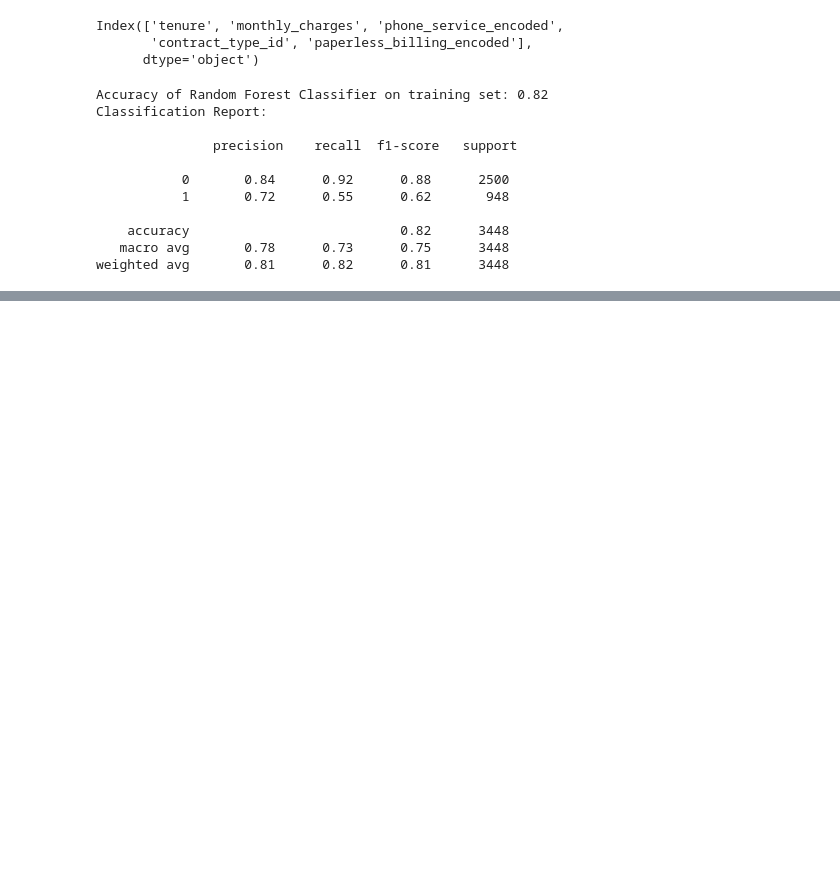
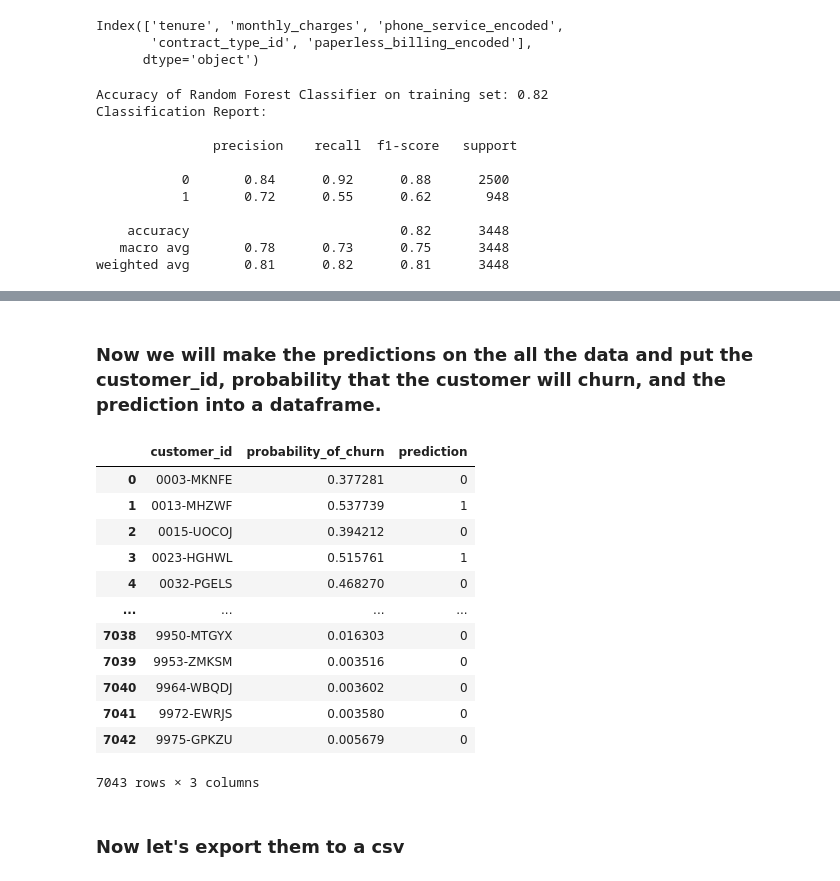
Before and after one commit to rubber-ducks-anonymous/classy-telco, a Jupyter notebook: telco_churn_report.ipynb, the cells around one changed output, grey strips where cells are left out. Saved outputs shown, nothing was run; the diff lists cells and outputs as text; code cells hidden in the pictures; blank space fills up the shorter version.

Commit message:
Add final model and export predictions to csv

```diff
--- a/telco_churn_report.ipynb
+++ b/telco_churn_report.ipynb
@@ -603,0 +647,15 @@ weighted avg       0.81      0.82      0.81      3448
+# %%
+Xtrain = train[['tenure', 'monthly_charges', 'phone_service_encoded', 'contract_type_id', 'paperless_billing_encoded']]
+ytrain = train.churn_encoded
+
+logit = LogisticRegression(random_state=13)
+logit.fit(Xtrain, ytrain)
+
+Xtest = test[['tenure', 'monthly_charges', 'phone_service_encoded', 'contract_type_id', 'paperless_billing_encoded']]
+ytest = test.churn_encoded
+
+test_preds = logit.predict(Xtest)
+
+lr_model_accuracy = accuracy_score(ytest, test_preds)
+
+print(f'Logistic Regression Accuracy: {lr_model_accuracy*100:.2f}%')
@@ -603,0 +688,3 @@ weighted avg       0.81      0.82      0.81      3448
+# %%
+telco = prep_all_data(get_telco_data())
+telco
@@ -603,0 +705,30 @@ weighted avg       0.81      0.82      0.81      3448
+# %% [markdown]
+### Now we will make the predictions on the all the data and put the customer_id, probability that the customer will churn, and the prediction into a dataframe.
+# %%
+predictions = telco[['customer_id']]
+
+Xtelco = telco[['tenure', 'monthly_charges', 'phone_service_encoded', 'contract_type_id', 'paperless_billing_encoded']]
+ytelco = telco.churn_encoded
+
+telco_preds = logit.predict(Xtelco)
+telco_probs = logit.predict_proba(Xtelco)[:, 1]
+
+predictions['probability_of_churn'] = telco_probs
+predictions['prediction'] = telco_preds
+predictions
+# %% [output]
+|  | customer_id | probability_of_churn | prediction |
+| 0 | 0003-MKNFE | 0.377281 | 0 |
+| 1 | 0013-MHZWF | 0.537739 | 1 |
+| 2 | 0015-UOCOJ | 0.394212 | 0 |
+| 3 | 0023-HGHWL | 0.515761 | 1 |
+| 4 | 0032-PGELS | 0.468270 | 0 |
+| ... | ... | ... | ... |
+| 7038 | 9950-MTGYX | 0.016303 | 0 |
+| 7039 | 9953-ZMKSM | 0.003516 | 0 |
+| 7040 | 9964-WBQDJ | 0.003602 | 0 |
+| 7041 | 9972-EWRJS | 0.003580 | 0 |
+| 7042 | 9975-GPKZU | 0.005679 | 0 |
+7043 rows × 3 columns
+# %% [markdown]
+### Now let's export them to a csv
```
Also changed, not shown: parts of 23 cells of this notebook.
